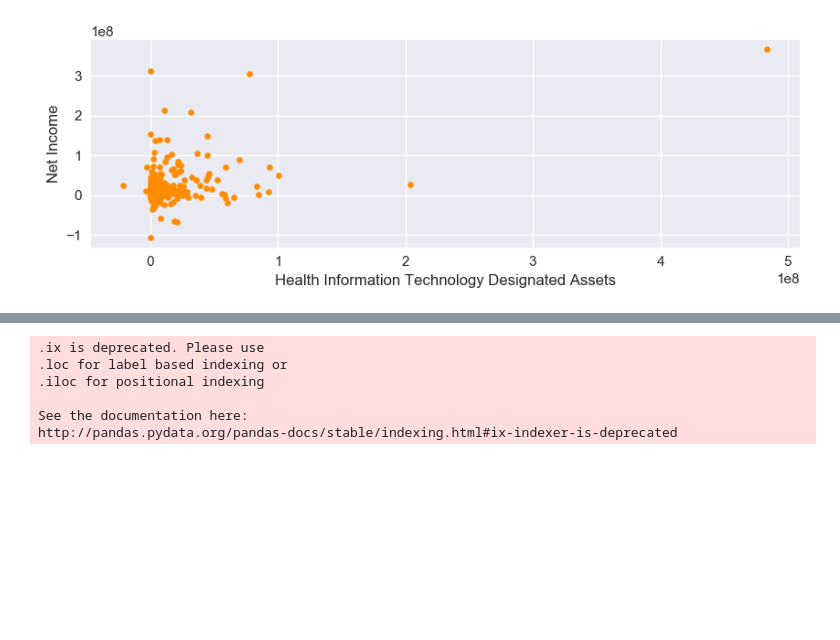
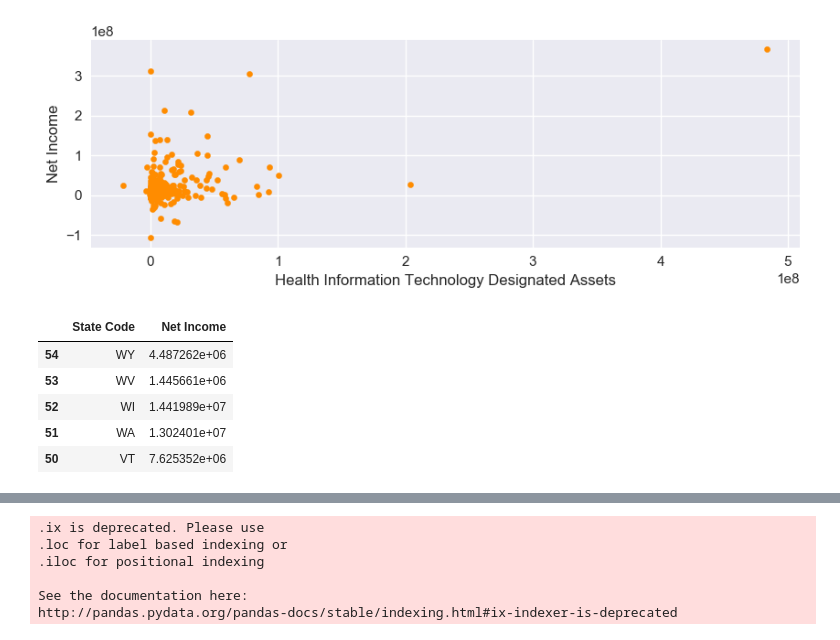
Before and after one commit to anaidpm/dizme, a Jupyter notebook: hospital_costs.ipynb, the cells around one changed output, grey strips where cells are left out. Saved outputs shown, nothing was run; the diff lists cells and outputs as text; code cells hidden in the pictures; blank space fills up the shorter version.

```diff
--- a/hospital_costs.ipynb
+++ b/hospital_costs.ipynb
@@ -276,3 +291,15 @@ df.plot.scatter(x=       'Health Information Technology Designated Assets', y='N
 # %% [output]
 <matplotlib.axes._subplots.AxesSubplot at 0x...>
 [figure]
+# %%
+#check average net income per state
+test_df = df[['State Code','Net Income']].groupby(['State Code'],
+as_index=False).mean().sort_values(by='State Code', ascending=False)
+test_df.head()
+# %% [output]
+|  | State Code | Net Income |
+| 54 | WY | 4.487262e+06 |
+| 53 | WV | 1.445661e+06 |
+| 52 | WI | 1.441989e+07 |
+| 51 | WA | 1.302401e+07 |
+| 50 | VT | 7.625352e+06 |
```
Also changed, not shown: parts of 5 cells of this notebook.
